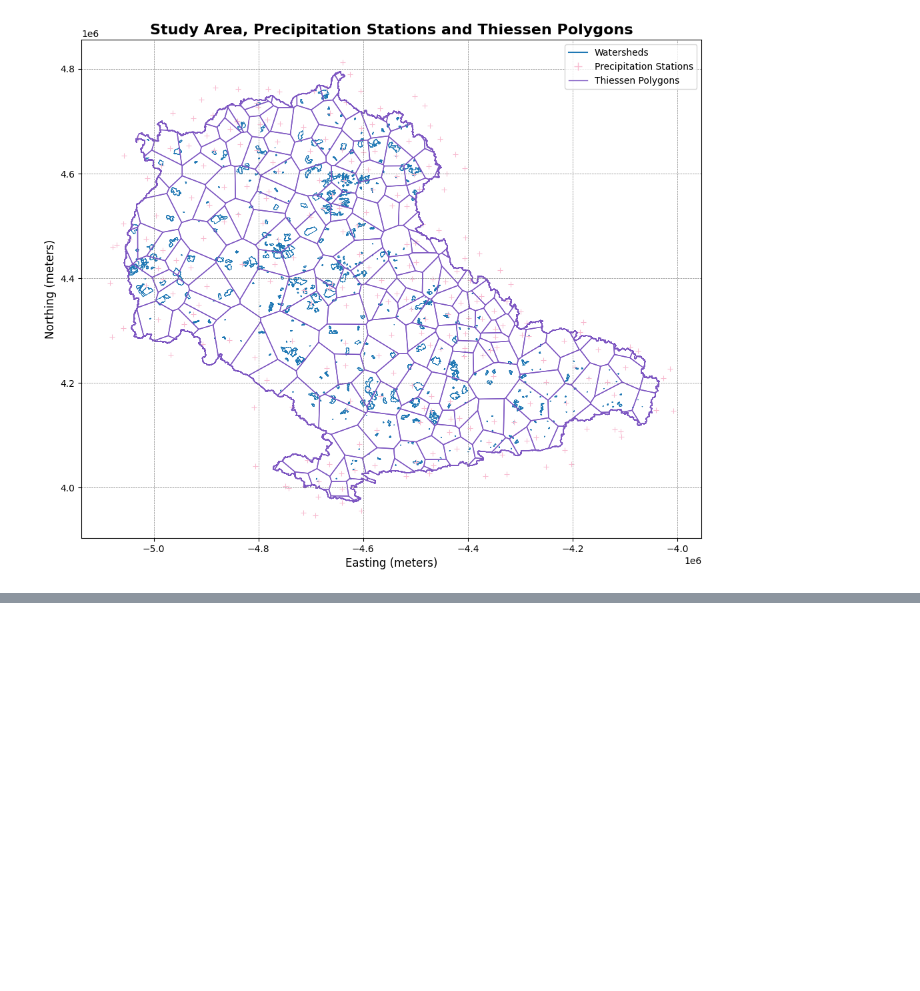
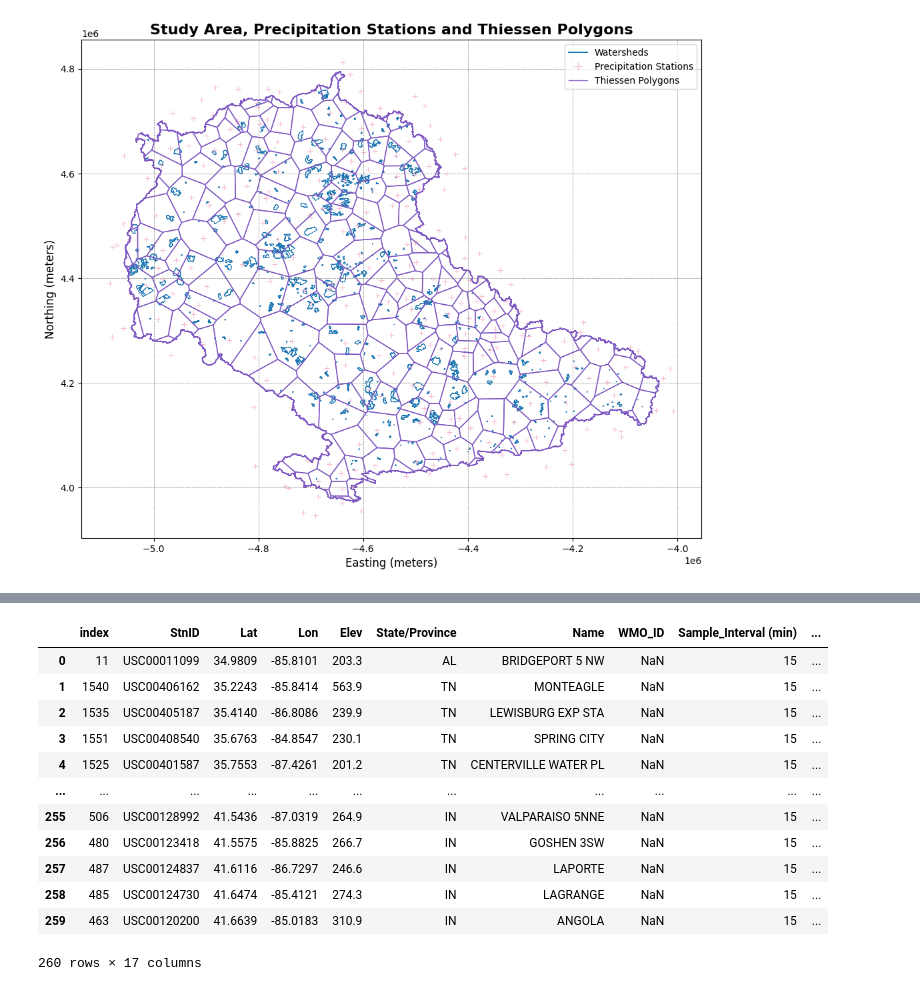
Before and after one commit to vpalvesalan/ML-ModClark-IUH-Model, a Jupyter notebook: notebooks/preprocessing/10_voronoi_polygons.ipynb, the cells around one changed output, grey strips where cells are left out. Drawn from its saved outputs; the diff is of its cells as text; code cells hidden in the pictures; blank space fills up the shorter version.

```diff
--- a/notebooks/preprocessing/10_voronoi_polygons.ipynb
+++ b/notebooks/preprocessing/10_voronoi_polygons.ipynb
@@ -221,0 +266,16 @@ As seen from above, the most of watershed is too small in relation to the cover
+# %%
+ppt_gdf
+# %% [output]
+|  | index | StnID | Lat | Lon | Elev | State/Province | Name | WMO_ID | Sample_Interval (min) | ... |
+| 0 | 11 | USC00011099 | 34.9809 | -85.8101 | 203.3 | AL | BRIDGEPORT 5 NW | NaN | 15 | ... |
+| 1 | 1540 | USC00406162 | 35.2243 | -85.8414 | 563.9 | TN | MONTEAGLE | NaN | 15 | ... |
+| 2 | 1535 | USC00405187 | 35.4140 | -86.8086 | 239.9 | TN | LEWISBURG EXP STA | NaN | 15 | ... |
+| 3 | 1551 | USC00408540 | 35.6763 | -84.8547 | 230.1 | TN | SPRING CITY | NaN | 15 | ... |
+| 4 | 1525 | USC00401587 | 35.7553 | -87.4261 | 201.2 | TN | CENTERVILLE WATER PL | NaN | 15 | ... |
+| ... | ... | ... | ... | ... | ... | ... | ... | ... | ... | ... |
+| 255 | 506 | USC00128992 | 41.5436 | -87.0319 | 264.9 | IN | VALPARAISO 5NNE | NaN | 15 | ... |
+| 256 | 480 | USC00123418 | 41.5575 | -85.8825 | 266.7 | IN | GOSHEN 3SW | NaN | 15 | ... |
+| 257 | 487 | USC00124837 | 41.6116 | -86.7297 | 246.6 | IN | LAPORTE | NaN | 15 | ... |
+| 258 | 485 | USC00124730 | 41.6474 | -85.4121 | 274.3 | IN | LAGRANGE | NaN | 15 | ... |
+| 259 | 463 | USC00120200 | 41.6639 | -85.0183 | 310.9 | IN | ANGOLA | NaN | 15 | ... |
+260 rows × 17 columns
```
Also changed, not shown: parts of 14 cells of this notebook.
